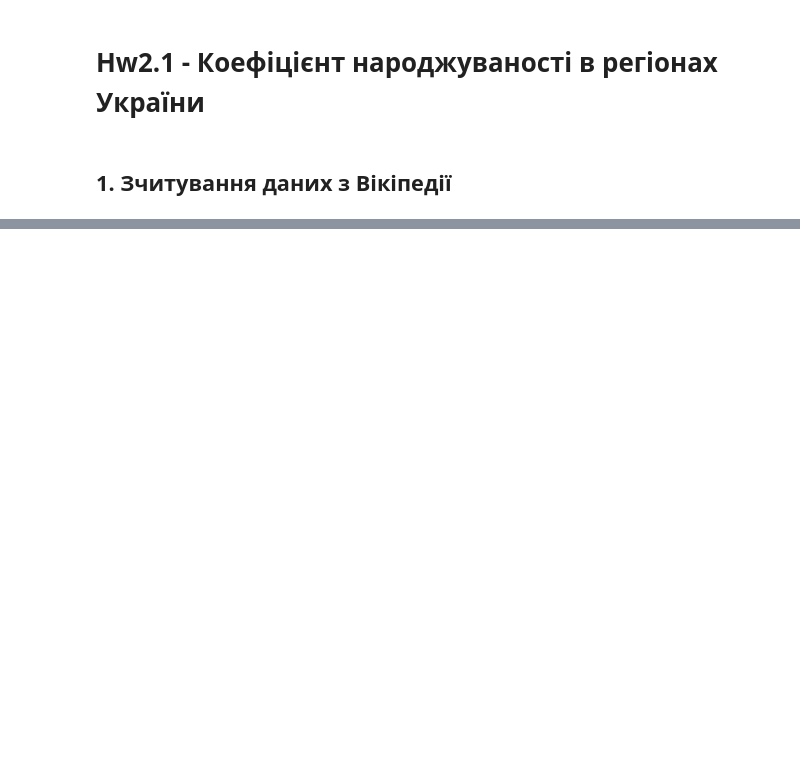
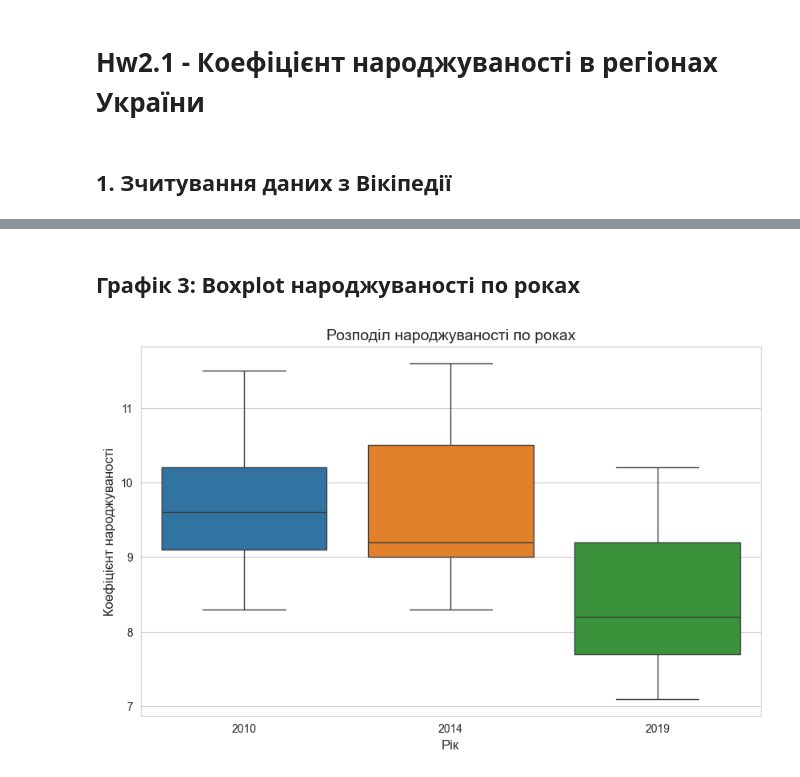
Before and after one commit to Zheka-GGS/doit-ds-hw-05, a Jupyter notebook: Hw2.1.ipynb, the cells around one changed output, grey strips where cells are left out. Saved outputs shown, nothing was run; the diff lists cells and outputs as text; code cells hidden in the pictures; blank space fills up the shorter version.

```diff
--- a/Hw2.1.ipynb
+++ b/Hw2.1.ipynb
@@ -41,0 +178,11 @@ max_region = df.loc[df['2014'].idxmax(), 'Регіон']max_rate = df['2014'].ma
+# %% [markdown]
+## Графік 3: Boxplot народжуваності по роках
+# %%
+plt.figure(figsize=(10, 6))
+sns.boxplot(data=df[['2010', '2014', '2019']])
+plt.title('Розподіл народжуваності по роках', fontsize=14)
+plt.xlabel('Рік', fontsize=12)
+plt.ylabel('Коефіцієнт народжуваності', fontsize=12)
+plt.show()
+# %% [output]
+[figure, added]
```
Also changed, not shown: parts of 44 cells of this notebook, 2 other files.
